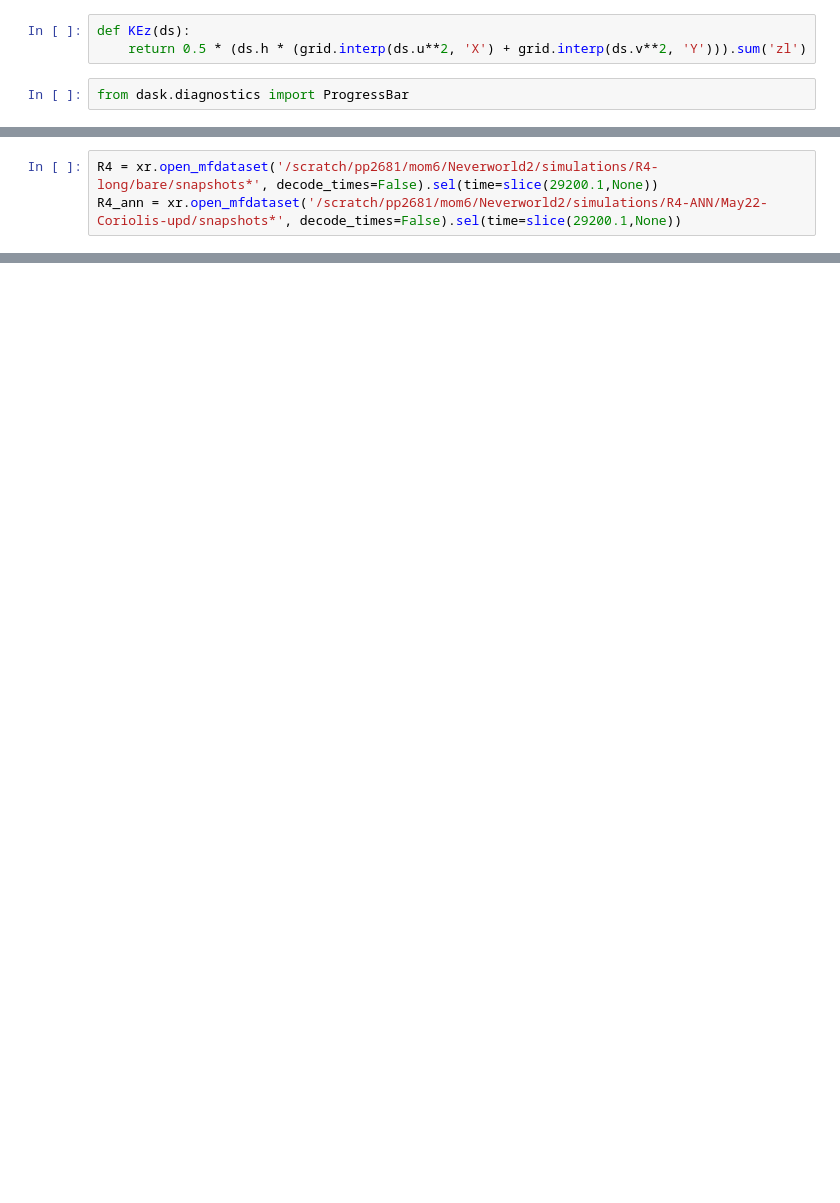
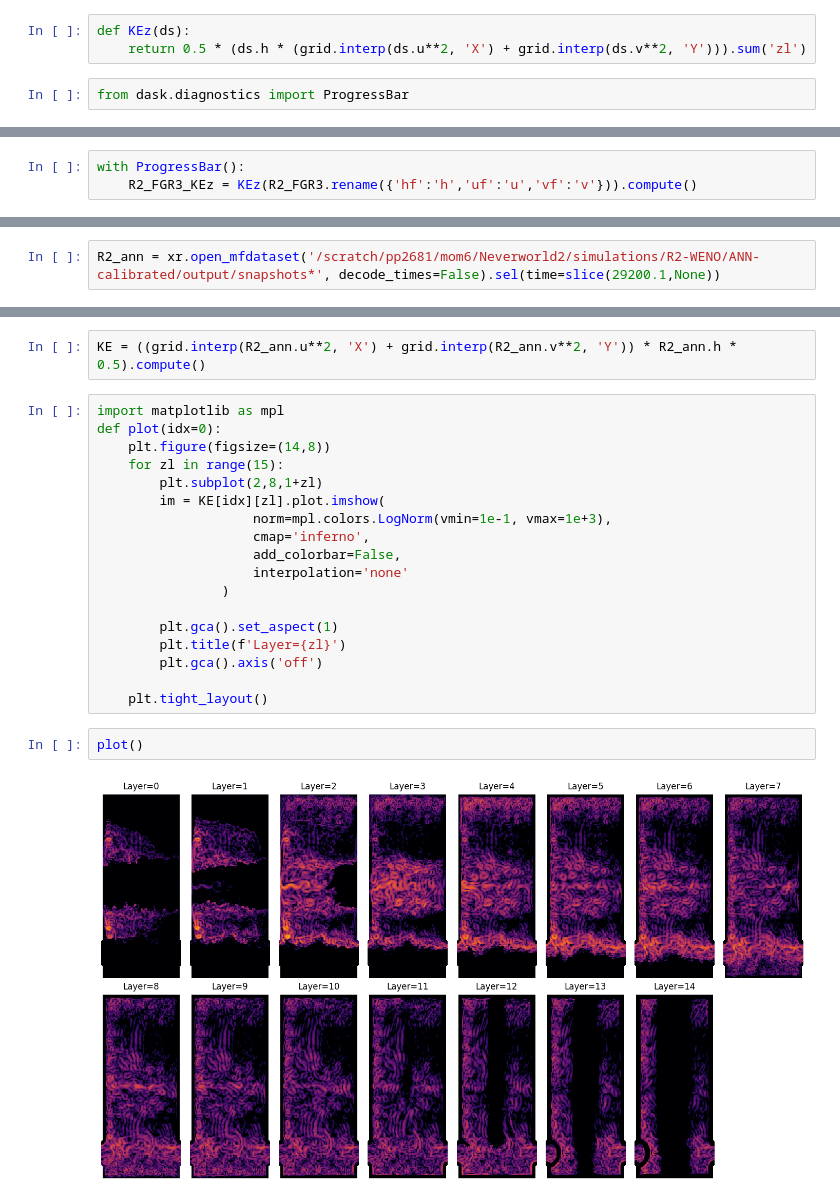
Before and after one commit to m2lines/ANN-momentum-mesoscale, a Jupyter notebook: assets/NW2-movie.ipynb, the cells around one changed output, grey strips where cells are left out. Cells and saved outputs as stored; diff of their text form; blank space fills up the shorter version.

```diff
--- a/assets/NW2-movie.ipynb
+++ b/assets/NW2-movie.ipynb
@@ -28,0 +51,3 @@ from dask.diagnostics import ProgressBar
+# %%
+with ProgressBar():
+    R2_FGR3_KEz = KEz(R2_FGR3.rename({'hf':'h','uf':'u','vf':'v'})).compute()
@@ -29,3 +157,2 @@ from dask.diagnostics import ProgressBar
 # %%
-R4 = xr.open_mfdataset('/scratch/pp2681/mom6/Neverworld2/simulations/R4-long/bare/snapshots*', decode_times=False).sel(time=slice(29200.1,None))
-R4_ann = xr.open_mfdataset('/scratch/pp2681/mom6/Neverworld2/simulations/R4-ANN/May22-Coriolis-upd/snapshots*', decode_times=False).sel(time=slice(29200.1,None))
+R2_ann = xr.open_mfdataset('/scratch/pp2681/mom6/Neverworld2/simulations/R2-WENO/ANN-calibrated/output/snapshots*', decode_times=False).sel(time=slice(29200.1,None))
@@ -91,2 +159,26 @@ Wall time: 205 ms
+# %%
+KE = ((grid.interp(R2_ann.u**2, 'X') + grid.interp(R2_ann.v**2, 'Y')) * R2_ann.h * 0.5).compute()
+# %%
+import matplotlib as mpl
+def plot(idx=0):
+    plt.figure(figsize=(14,8))
+    for zl in range(15):
+        plt.subplot(2,8,1+zl)
+        im = KE[idx][zl].plot.imshow(
+                    norm=mpl.colors.LogNorm(vmin=1e-1, vmax=1e+3),
+                    cmap='inferno',
+                    add_colorbar=False,
+                    interpolation='none'
+                )
+
+        plt.gca().set_aspect(1)
+        plt.title(f'Layer={zl}')
+        plt.gca().axis('off')
+
+    plt.tight_layout()
+# %%
+plot()
+# %% [output]
+[figure, added]
 # %%
 from helpers.plot_helpers import create_animation_ffmpeg
```
Also changed, not shown: parts of 23 cells of this notebook, 9 other files.
